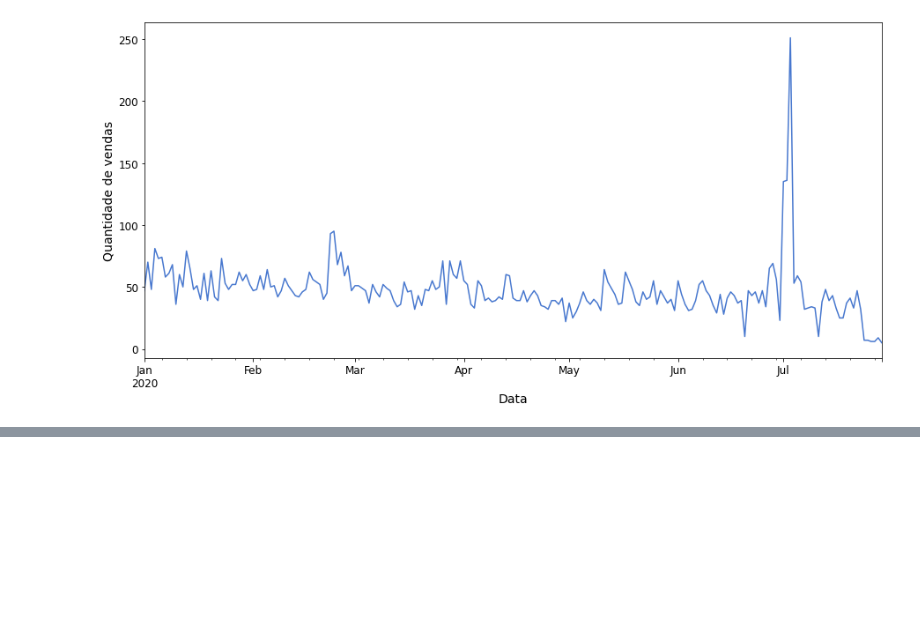
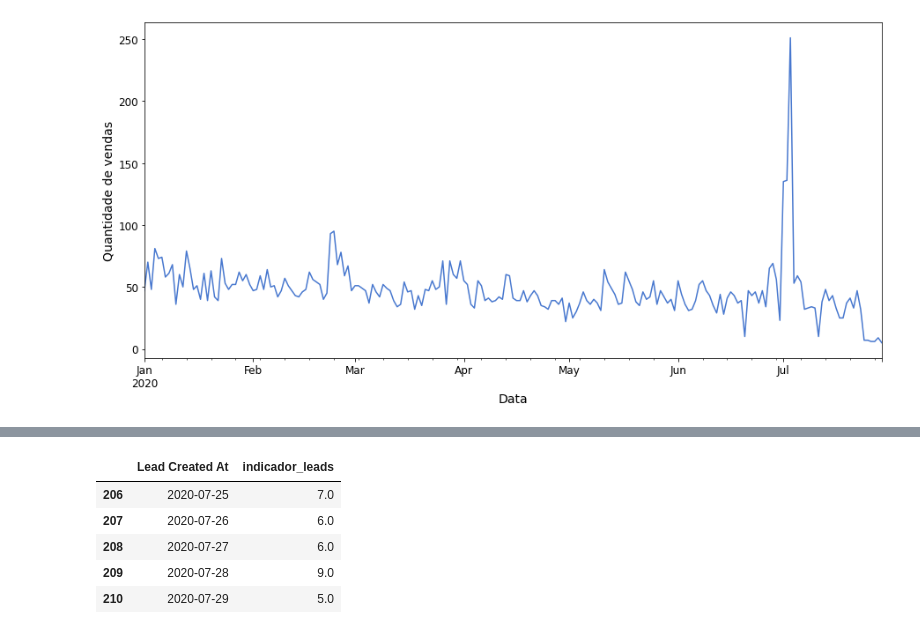
Before and after one commit to barbosarafael/DS_Avancado, a Jupyter notebook: ts_regressao1/notebook_tsregressao.ipynb, the cells around one changed output, grey strips where cells are left out. Saved outputs shown, nothing was run; the diff lists cells and outputs as text; code cells hidden in the pictures; blank space fills up the shorter version.

```diff
--- a/ts_regressao1/notebook_tsregressao.ipynb
+++ b/ts_regressao1/notebook_tsregressao.ipynb
@@ -129,0 +195,9 @@ $$ \text{RMSE} = \sqrt{\frac{1}{n}\sum_{i}(y_i - \hat{y}_i)} $$
+# %%
+dados_ts.tail()
+# %% [output]
+|  | Lead Created At | indicador_leads |
+| 206 | 2020-07-25 | 7.0 |
+| 207 | 2020-07-26 | 6.0 |
+| 208 | 2020-07-27 | 6.0 |
+| 209 | 2020-07-28 | 9.0 |
+| 210 | 2020-07-29 | 5.0 |
```
Also changed, not shown: parts of 11 cells of this notebook.
